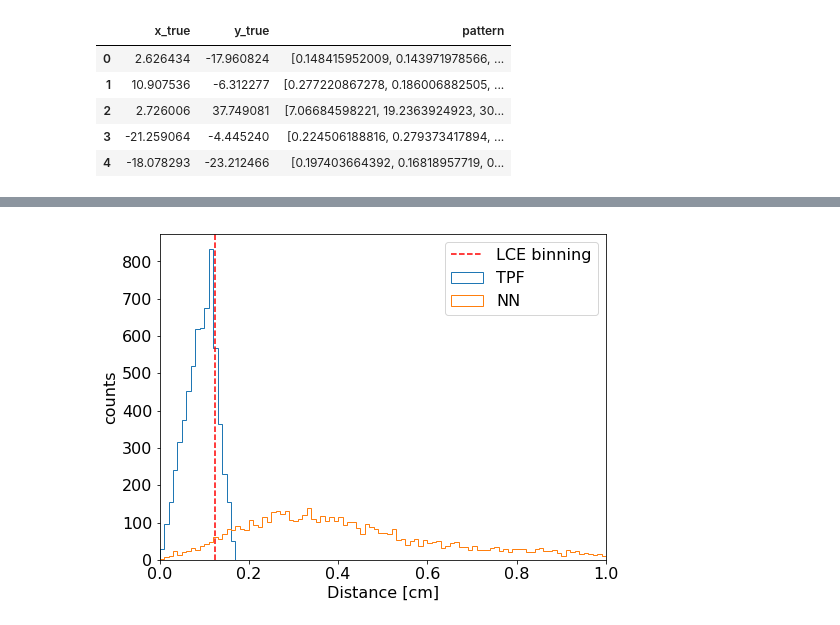
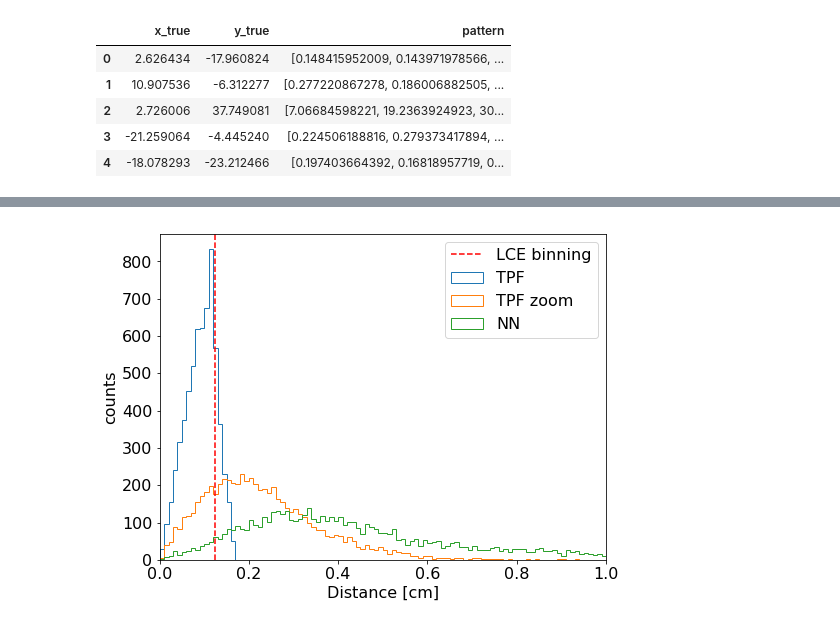
Before and after one commit to dbarg/helsinki_stockholm_collaboration, a Jupyter notebook: abc_position_reconstruction.ipynb, the cells around one changed output, grey strips where cells are left out. Drawn from its saved outputs; the diff is of its cells as text; code cells hidden in the pictures.

Commit message:
Added TPF reconstruction with higher zoom

```diff
--- a/abc_position_reconstruction.ipynb
+++ b/abc_position_reconstruction.ipynb
@@ -202,14 +202,19 @@ np.savez('simple_lce_model_patterns', hitpattern = true_pos['pattern'].values)
 # %%
 # Load reconstructed patterns
 reconstructed = np.load("simple_lce_model_patterns_rec.npz")
+reconstructed_zoom = np.load("simple_lce_model_patterns_rec_zoom10.npz")
 # %%
 true_pos['x_rec'] = reconstructed['x_tpf_qe']
 true_pos['y_rec'] = reconstructed['y_tpf_qe']
 true_pos['x_rec_nn'] = reconstructed['x_nn_qe']
 true_pos['y_rec_nn'] = reconstructed['y_nn_qe']
+
+true_pos['x_rec_zoom'] = reconstructed_zoom['x_tpf_qe']
+true_pos['y_rec_zoom'] = reconstructed_zoom['y_tpf_qe']
 # %%
-true_pos['d_tpf'] = np.sqrt((true_pos['x'] - true_pos['x_rec'])**2 + (true_pos['y'] - true_pos['y_rec'])**2)
-true_pos['d_nn'] = np.sqrt((true_pos['x'] - true_pos['x_rec_nn'])**2 + (true_pos['y'] - true_pos['y_rec_nn'])**2)
+true_pos['d_tpf'] = np.sqrt((true_pos['x_true'] - true_pos['x_rec'])**2 + (true_pos['y_true'] - true_pos['y_rec'])**2)
+true_pos['d_tpf_zoom'] = np.sqrt((true_pos['x_true'] - true_pos['x_rec_zoom'])**2 + (true_pos['y_true'] - true_pos['y_rec_zoom'])**2)
+true_pos['d_nn'] = np.sqrt((true_pos['x_true'] - true_pos['x_rec_nn'])**2 + (true_pos['y_true'] - true_pos['y_rec_nn'])**2)
 # %%
 true_pos.head()
 # %% [output]
@@ -222,19 +227,20 @@ true_pos.head()
 # %%
 # Check if postions make sense
 plt.rcParams['font.size'] = 16
 d_range = 1
 plt.figure(figsize=(8,6))
 plt.hist(true_pos['d_tpf'], bins=100, range=(0, d_range), histtype='step', label='TPF')
+plt.hist(true_pos['d_tpf_zoom'], bins=100, range=(0, d_range), histtype='step', label='TPF zoom')
 plt.hist(true_pos['d_nn'], bins=100, range=(0, d_range), histtype='step', label='NN')
 plt.axvline(1/8, color='red', linestyle='--', label='LCE binning')
 plt.xlim(0, d_range)
 plt.xlabel('Distance [cm]')
 plt.ylabel('counts')
 plt.legend()
-plt.savefig('d_tpf_nn_simple.png', dpi=150)
+#plt.savefig('d_tpf_nn_simple.png', dpi=150)
 plt.show()
 # %% [output]
-[figure, old version]
+[figure, new version]
 # %%
 # Save the positions (drop the patterns since these take up a lot of space)
 true_pos.drop('pattern', inplace=True, axis=1)
```
Also changed, not shown: parts of 3 cells of this notebook, 1 other file.
